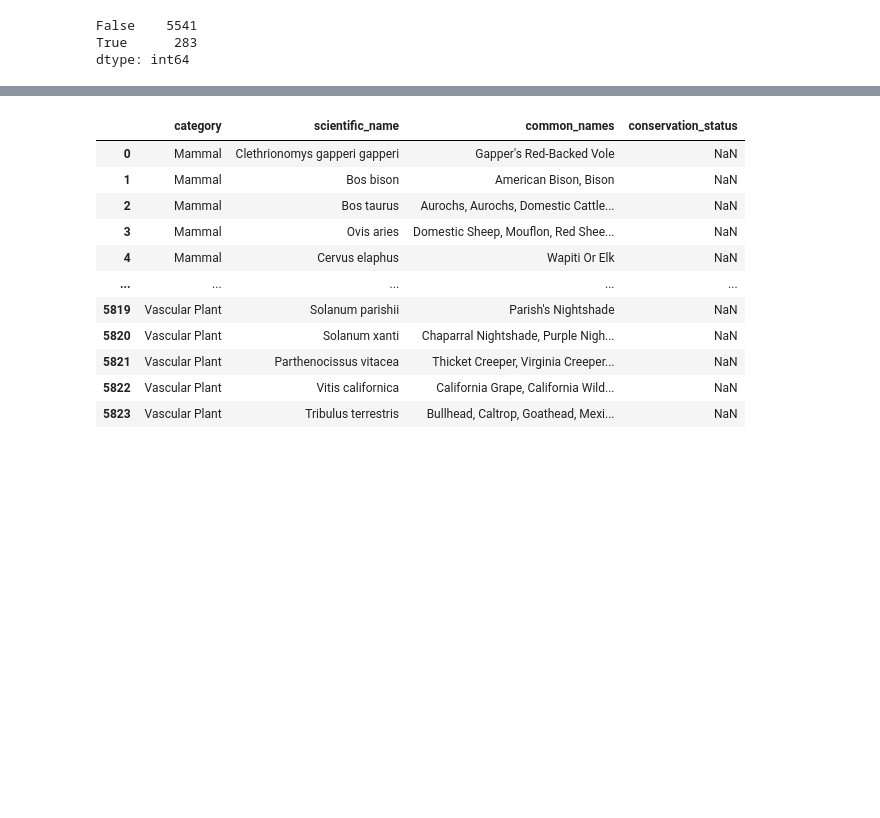
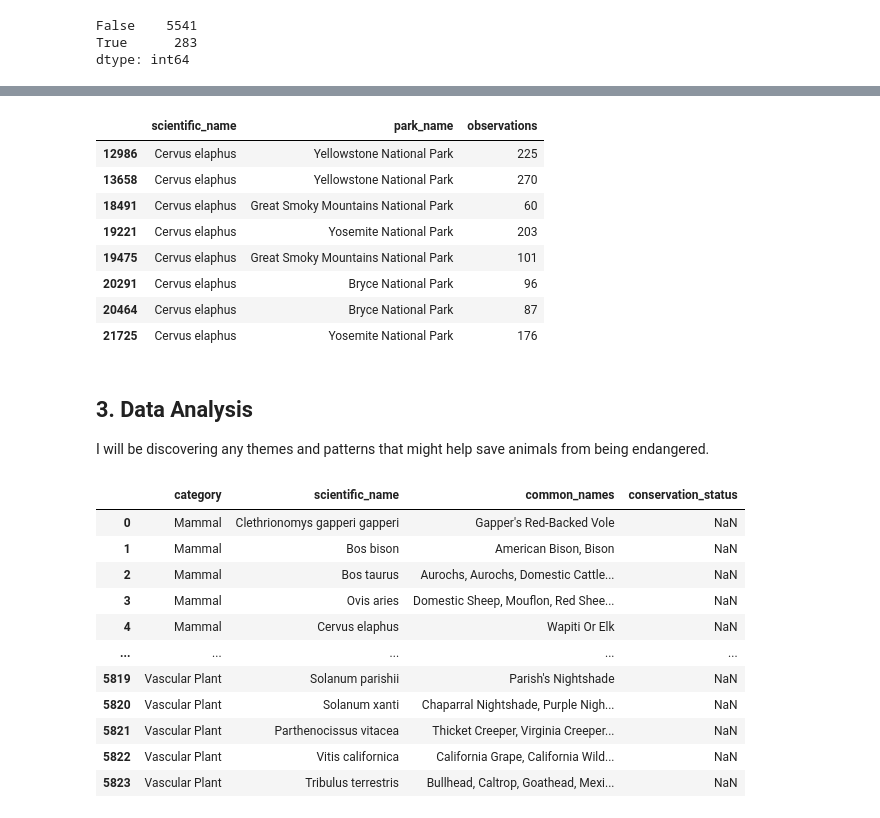
Before and after one commit to feelzoo/Biodiversity, a Jupyter notebook: biodiversity.ipynb, the cells around one changed output, grey strips where cells are left out. Drawn from its saved outputs; the diff is of its cells as text; code cells hidden in the pictures; blank space fills up the shorter version.

```diff
--- a/biodiversity.ipynb
+++ b/biodiversity.ipynb
@@ -128,3 +221,18 @@ obs
+# %%
+obs[obs['scientific_name']=='Cervus elaphus']
+# %% [output]
+|  | scientific_name | park_name | observations |
+| 12986 | Cervus elaphus | Yellowstone National Park | 225 |
+| 13658 | Cervus elaphus | Yellowstone National Park | 270 |
+| 18491 | Cervus elaphus | Great Smoky Mountains National Park | 60 |
+| 19221 | Cervus elaphus | Yosemite National Park | 203 |
+| 19475 | Cervus elaphus | Great Smoky Mountains National Park | 101 |
+| 20291 | Cervus elaphus | Bryce National Park | 96 |
+| 20464 | Cervus elaphus | Bryce National Park | 87 |
+| 21725 | Cervus elaphus | Yosemite National Park | 176 |
+# %% [markdown]
+## 3. Data Analysis
+I will be discovering any themes and patterns that might help save animals from being endangered.
 # %%
 bio
 # %% [output]
```
Also changed, not shown: parts of 27 cells of this notebook.
